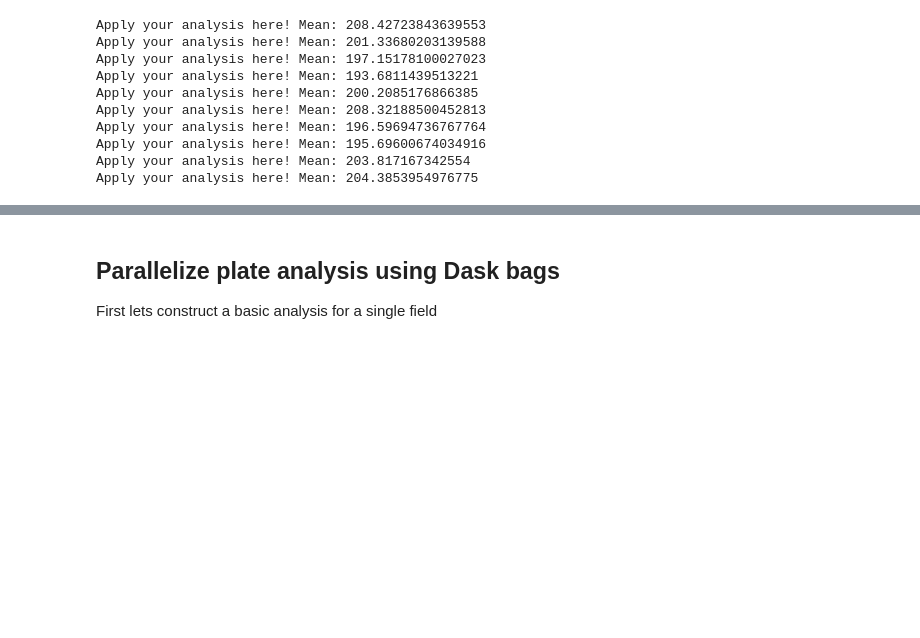
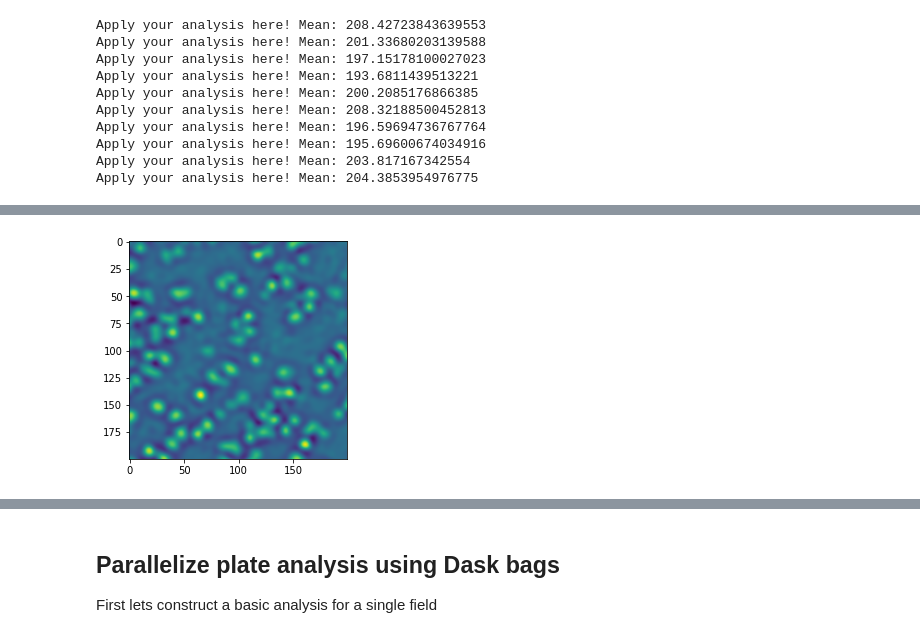
Before and after one commit to TheJacksonLaboratory/zarr_and_dask_demo, a Jupyter notebook: tutorials/04_more_example_workflows.ipynb, the cells around one changed output, grey strips where cells are left out. Saved outputs shown, nothing was run; the diff lists cells and outputs as text; code cells hidden in the pictures; blank space fills up the shorter version.

```diff
--- a/tutorials/04_more_example_workflows.ipynb
+++ b/tutorials/04_more_example_workflows.ipynb
@@ -78,0 +90,5 @@ Apply your analysis here! Mean: 204.3853954976775
+# %%
+gld = ndfilters.gaussian_laplace(d, 4).persist()
+plt.imshow(gld[29000:29200, 2000:2200]);
+# %% [output]
+[figure, added]
```
Also changed, not shown: parts of 8 cells of this notebook, 1 other file.
